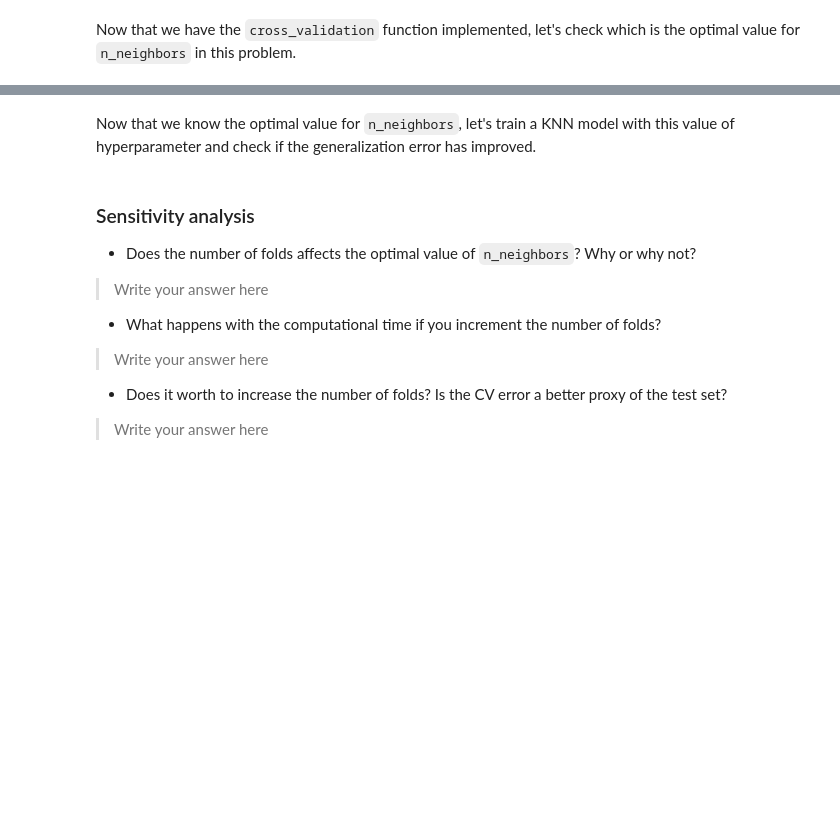
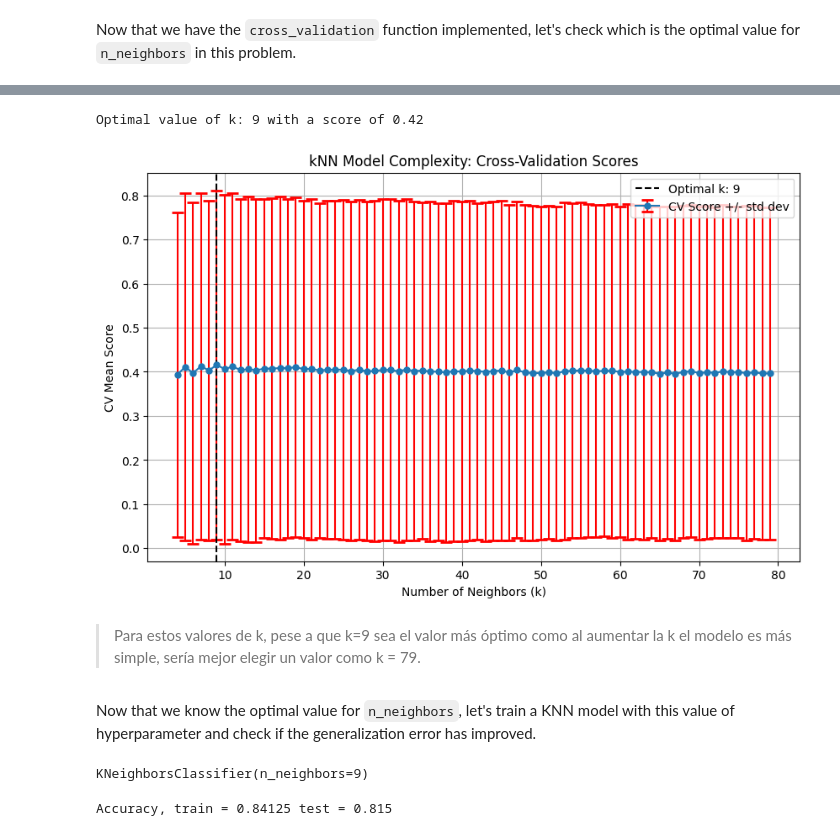
Before and after one commit to ICAI-IMAT-ML/p2-6-gonzalo334, a Jupyter notebook: notebook/Lab2_6_CV.ipynb, the cells around one changed output, grey strips where cells are left out. Cells and saved outputs as stored; diff of their text form; code cells hidden in the pictures; blank space fills up the shorter version.

```diff
--- a/notebook/Lab2_6_CV.ipynb
+++ b/notebook/Lab2_6_CV.ipynb
@@ -126,21 +141,51 @@ plt.show()
+# %%
+# Initialize lists to store mean scores and standard deviations for each value of k
+mean_scores = []
+std_scores = []
+
+# Define the range of k values to test
+k_values = range(4, 80)
+
+# Loop through each value of k, obtaining the mean accuracy score and the standard deviation of the accuracy score in cross validation
+for k in k_values:
+    scores = cross_validation(model=KNeighborsClassifier(n_neighbors=k), X=X_train, y=y_train, nFolds=5)
+    mean_scores.append(np.mean(scores))
+    std_scores.append(np.std(scores))
+
+# Find the highest score and the corresponding optimal k
+highest_score = max(mean_scores)
+optimal_k = k_values[np.argmax(mean_scores)]
+
+print(f"Optimal value of k: {optimal_k} with a score of {highest_score:.2f}")
+
+# Plotting
+plt.figure(figsize=(10, 6))
+plt.errorbar(k_values, mean_scores, yerr=std_scores, fmt='-o', ecolor='r', capsize=5, capthick=2, markersize=5, label='CV Score +/- std dev')
+plt.axvline(x=optimal_k, linestyle='--', color='k', label=f'Optimal k: {optimal_k}')
+
+plt.title('kNN Model Complexity: Cross-Validation Scores')
+plt.xlabel('Number of Neighbors (k)')
+plt.ylabel('CV Mean Score')
+plt.legend()
+plt.grid(True)
+plt.show()
+# %% [output]
+Optimal value of k: 9 with a score of 0.42
+[figure, added]
+# %% [markdown]
+> Para estos valores de k, pese a que k=9 sea el valor más óptimo como al aumentar la k el modelo es más simple, sería mejor elegir un valor como k = 79.
 # %% [markdown]
 Now that we know the optimal value for `n_neighbors`, let's train a KNN model with this value of hyperparameter and check if the generalization error has improved.
 # %%
-# TODO: Train model with k=optimal_k
-model = None
+# Train model with k=optimal_k
+model = KNeighborsClassifier(n_neighbors=optimal_k)
 model.fit(X_train, y_train)
+# %% [output]
+KNeighborsClassifier(n_neighbors=9)
 # %%
 # TODO: Calculate accuracy in training and test for KNN with k=optimal_k
-acc_train = None
-acc_test = None
+acc_train = accuracy_score(y_train, model.predict(X_train))
+acc_test = accuracy_score(y_test, model.predict(X_test))
 print(f'Accuracy, train = {acc_train} test = {acc_test}')
+# %% [output]
+Accuracy, train = 0.84125 test = 0.815
-# %% [markdown]
-### Sensitivity analysis
-- Does the number of folds affects the optimal value of `n_neighbors`? Why or why not?
-> Write your answer here
-
-- What happens with the computational time if you increment the number of folds?
-> Write your answer here
-
-- Does it worth to increase the number of folds? Is the CV error a better proxy of the test set?
-> Write your answer here
```
Also changed, not shown: parts of 9 cells of this notebook.
